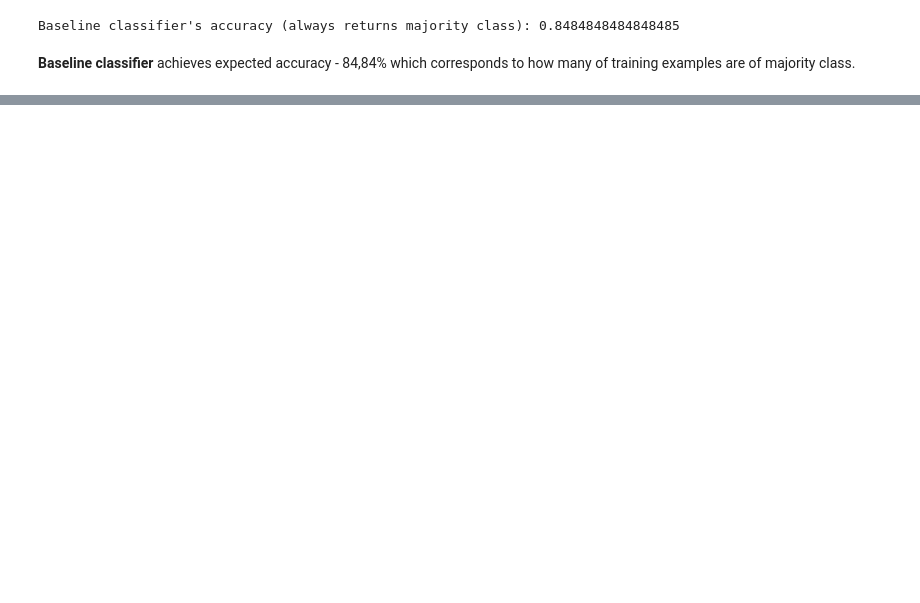
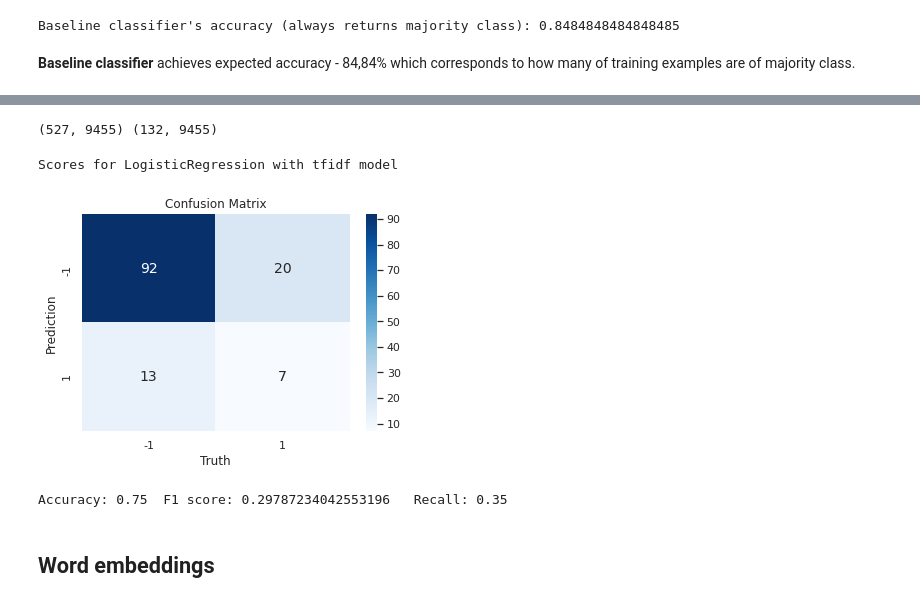
Before and after one commit to jsokolowska/ner-text-classification, a Jupyter notebook: practicalExcercise.ipynb, the cells around one changed output, grey strips where cells are left out. Cells and saved outputs as stored; diff of their text form; code cells hidden in the pictures; blank space fills up the shorter version.

```diff
--- a/practicalExcercise.ipynb
+++ b/practicalExcercise.ipynb
@@ -360,0 +652,3 @@ Let's see what are the mistakes made by the new classifiers, based on results of
+# %%
+X_train, X_test, y_train, y_test = load_preprocessed()
+X_train.head()
@@ -360,0 +662,28 @@ Let's see what are the mistakes made by the new classifiers, based on results of
+# %%
+from sklearn.feature_extraction.text import TfidfVectorizer
+#x_train = x_train["abs_str"]
+document_list = X_train["abs_str"].tolist()
+test_docs = X_test["abs_str"].tolist()
+
+
+tfidf = TfidfVectorizer()
+x_train_tfidf = pd.DataFrame(tfidf.fit_transform(document_list).toarray(),
+                             index = X_train.index, columns = tfidf.get_feature_names())
+x_test_tfidf =  pd.DataFrame(tfidf.transform(test_docs).toarray(),
+                             index = X_test.index, columns = tfidf.get_feature_names())
+print(x_train_tfidf.shape, x_test_tfidf.shape)
+# %% [output]
+(527, 9455) (132, 9455)
+# %%
+from sklearn.linear_model import LogisticRegression
+logistic = LogisticRegression(class_weight='balanced')
+logistic.fit(x_train_tfidf, y_train)
+print("Scores for LogisticRegression with tfidf model")
+log_tfidf = calculate_metrics(x_test_tfidf, y_test, logistic, True, True)
+# %% [output]
+Scores for LogisticRegression with tfidf model
+[figure, added]
+Accuracy: 0.75  F1 score: 0.29787234042553196   Recall: 0.35
+# %% [markdown]
+Word embeddings
+----
```
Also changed, not shown: parts of 51 cells of this notebook.
